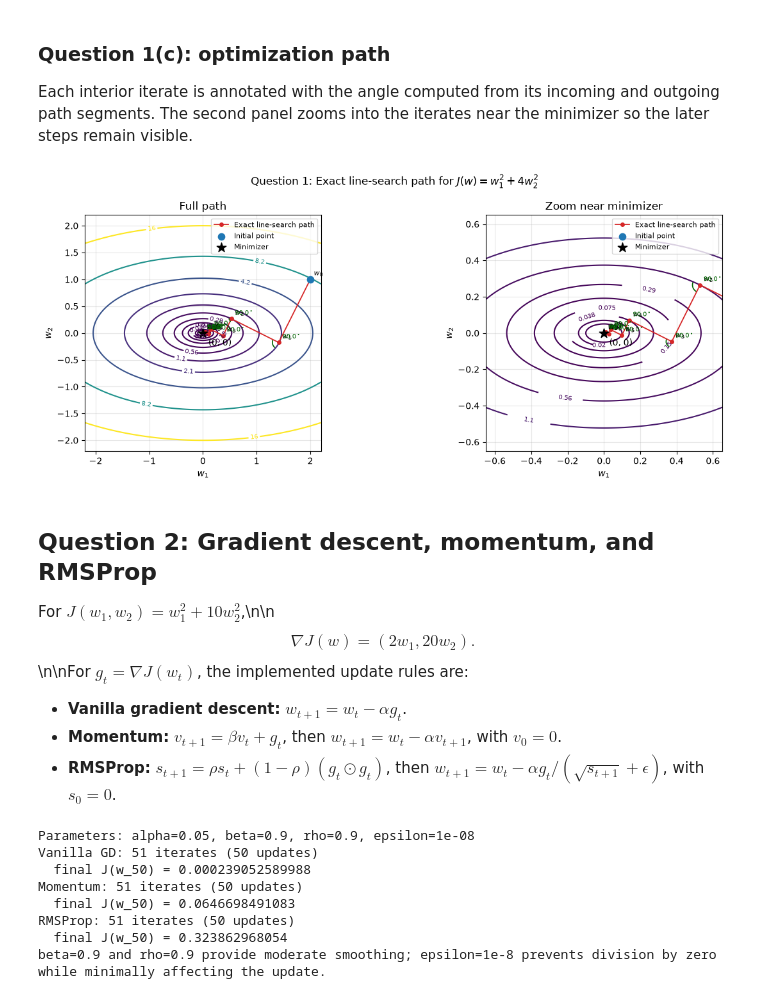
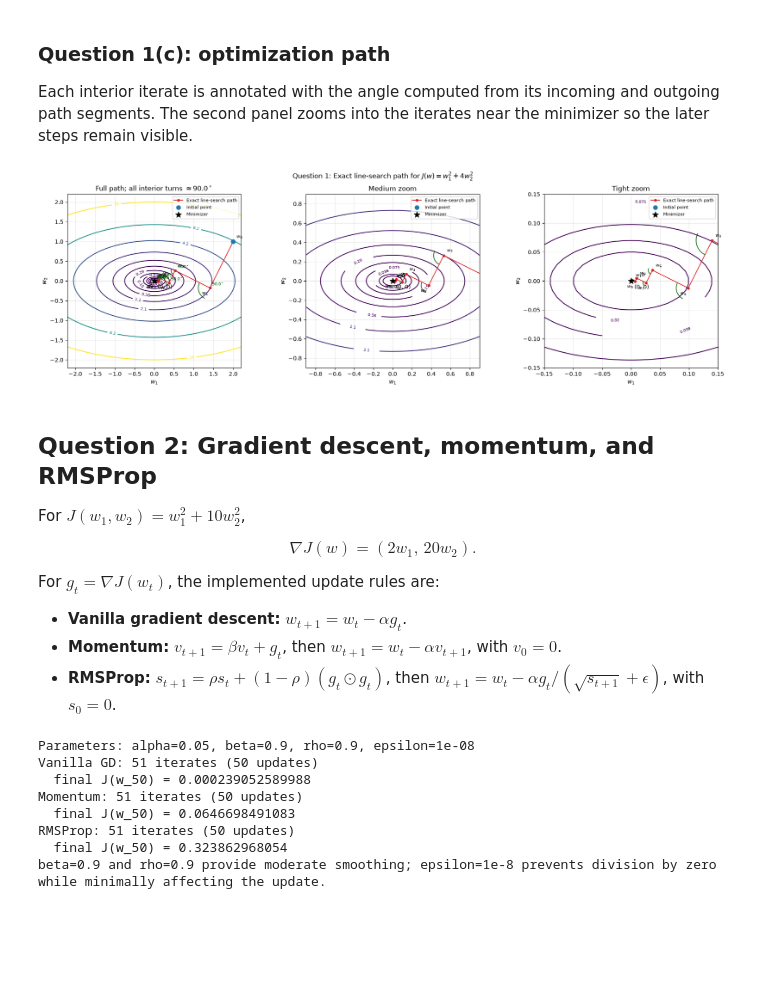
Before and after one commit to GreedyM0nk/BITS_Assignments, a Jupyter notebook: MFML/Assignment2_solution.ipynb, the cells around one changed output. Saved outputs shown, nothing was run; the diff lists cells and outputs as text; code cells hidden in the pictures; blank space fills up the shorter version.

```diff
--- a/MFML/Assignment2_solution.ipynb
+++ b/MFML/Assignment2_solution.ipynb
@@ -100,7 +103,7 @@ All five dot products are approximately zero to floating-point precision: True
 
 Each interior iterate is annotated with the angle computed from its incoming and outgoing path segments. The second panel zooms into the iterates near the minimizer so the later steps remain visible.
 # %%
-def add_angle_marker(ax, point, incoming, outgoing):
+def add_angle_marker(ax, point, incoming, outgoing, annotate_angle=True):
     incoming = np.asarray(incoming, dtype=float)
     outgoing = np.asarray(outgoing, dtype=float)
     incoming_unit = incoming / np.linalg.norm(incoming)
@@ -112,58 +115,66 @@ def add_angle_marker(ax, point, incoming, outgoing):
     span = (outgoing_angle - incoming_angle) % 360.0
     if span > 180.0:
         incoming_angle, outgoing_angle = outgoing_angle, incoming_angle
-    radius = max(0.12 * min(np.linalg.norm(incoming), np.linalg.norm(outgoing)), 0.002)
+    radius = max(0.3 * min(np.linalg.norm(incoming), np.linalg.norm(outgoing)), 0.002)
     arc = Arc(point, 2 * radius, 2 * radius, theta1=incoming_angle,
               theta2=outgoing_angle, color="darkgreen", linewidth=1.2)
     ax.add_patch(arc)
-    ax.annotate(rf"{angle:.1f}$^\circ$", point, xytext=(4, 4), textcoords="offset points",
-                fontsize=7, color="darkgreen")
+    if annotate_angle:
+        ax.annotate(rf"{angle:.1f}$^\circ$", point, xytext=(4, 4),
+                    textcoords="offset points", fontsize=7, color="darkgreen")
     return angle
 
 
-def draw_q1_path(ax, points, title, xlim=None, ylim=None):
+def draw_q1_path(ax, points, title, xlim=None, ylim=None, annotate_angle=True):
     values = np.linspace(-2.2, 2.2, 400)
     x_grid, y_grid = np.meshgrid(values, values)
     contours = ax.contour(x_grid, y_grid, x_grid**2 + 4 * y_grid**2,
                           levels=np.geomspace(0.01, 16, 12), cmap="viridis")
     ax.clabel(contours, inline=True, fontsize=7, fmt="%.2g")
     ax.plot(points[:, 0], points[:, 1], "o-", color="tab:red", markersize=4,
             linewidth=1.3, label="Exact line-search path")
     ax.scatter(*points[0], color="tab:blue", s=55, zorder=3, label="Initial point")
-    ax.scatter(0, 0, color="black", marker="*", s=120, zorder=3, label="Minimizer")
+    ax.scatter(0, 0, color="black", marker="*", s=120, zorder=4, label="Minimizer")
     ax.annotate("(0, 0)", (0, 0), xytext=(6, -14), textcoords="offset points")
     for index, point in enumerate(points):
-        ax.annotate(f"$w_{index}$", point, xytext=(4, 4), textcoords="offset points", fontsize=8)
+        offset = (6, 6) if index % 2 == 0 else (-14, -12)
+        ax.annotate(f"$w_{index}$", point, xytext=offset, textcoords="offset points", fontsize=8)
     for index in range(1, len(points) - 1):
-        add_angle_marker(ax, points[index], points[index] - points[index - 1], points[index + 1] - points[index])
+        add_angle_marker(ax, points[index], points[index] - points[index - 1],
+                         points[index + 1] - points[index], annotate_angle=annotate_angle)
     ax.set_xlabel("$w_1$")
     ax.set_ylabel("$w_2$")
     ax.set_title(title)
     ax.set_aspect("equal", adjustable="box")
     ax.grid(True, alpha=0.3)
     if xlim is not None:
         ax.set_xlim(*xlim)
     if ylim is not None:
         ax.set_ylim(*ylim)
     ax.legend(fontsize=8)
 
 points_q1 = np.array(iterates_q1)
-fig, axes = plt.subplots(1, 2, figsize=(13, 5))
-draw_q1_path(axes[0], points_q1, "Full path")
-draw_q1_path(axes[1], points_q1, "Zoom near minimizer", (-0.65, 0.65), (-0.65, 0.65))
+fig, axes = plt.subplots(1, 3, figsize=(18, 5.5))
+draw_q1_path(axes[0], points_q1, r"Full path; all interior turns $\approx 90.0^\circ$")
+draw_q1_path(axes[1], points_q1, "Medium zoom", (-0.9, 0.9), (-0.9, 0.9), annotate_angle=False)
+draw_q1_path(axes[2], points_q1, "Tight zoom", (-0.15, 0.15), (-0.15, 0.15), annotate_angle=False)
 fig.suptitle("Question 1: Exact line-search path for $J(w)=w_1^2+4w_2^2$")
 fig.tight_layout()
 output_dir = Path.cwd() / "assignment2_figures"
 output_dir.mkdir(exist_ok=True)
 fig.savefig(output_dir / "question1_path.png", dpi=180, bbox_inches="tight")
 display(fig)
 plt.close(fig)
 # %% [output]
-[figure, old version]
+[figure, new version]
 # %% [markdown]
 ## Question 2: Gradient descent, momentum, and RMSProp
 
-For $J(w_1,w_2)=w_1^2+10w_2^2$,\n\n$$\nabla J(w)=(2w_1,20w_2).$$\n\nFor $g_t=\nabla J(w_t)$, the implemented update rules are:
+For $J(w_1,w_2)=w_1^2+10w_2^2$,
+
+$$\nabla J(w)=(2w_1,\,20w_2).$$
+
+For $g_t=\nabla J(w_t)$, the implemented update rules are:
 
 - **Vanilla gradient descent:** $w_{t+1}=w_t-\alpha g_t$.
 - **Momentum:** $v_{t+1}=\beta v_t+g_t$, then $w_{t+1}=w_t-\alpha v_{t+1}$, with $v_0=0$.
```
Also changed, not shown: parts of 4 cells of this notebook, 2 other files.
